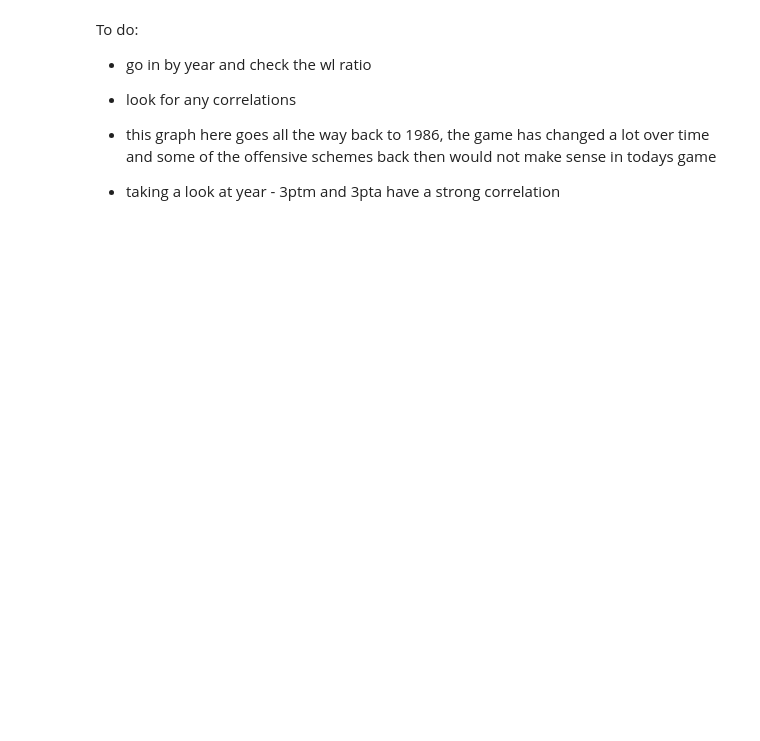
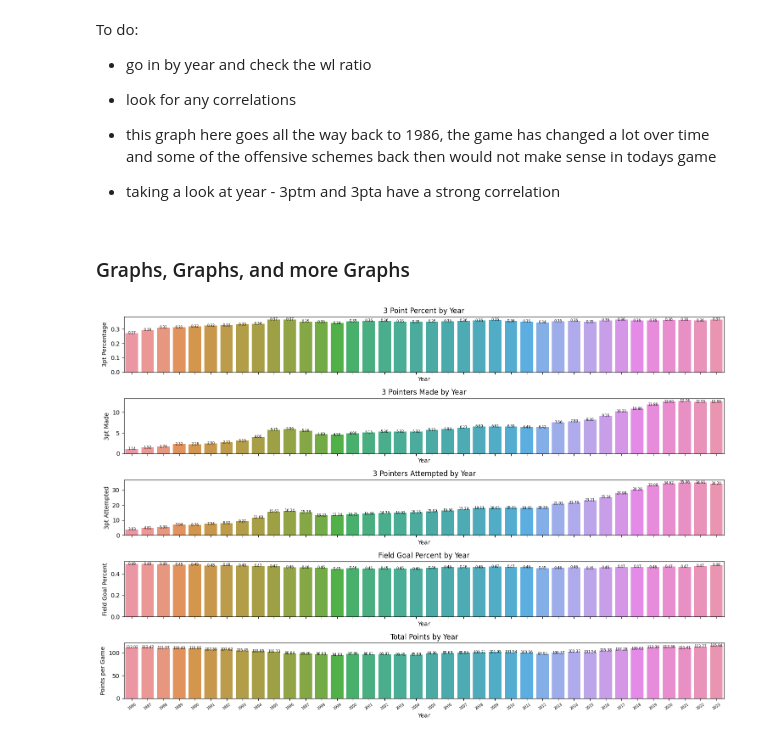
Before and after one commit to chrishunt11/Basketball-Analytics, a Jupyter notebook: Project_2.ipynb, the cells around one changed output. Drawn from its saved outputs; the diff is of its cells as text; code cells hidden in the pictures; blank space fills up the shorter version.

```diff
--- a/Project_2.ipynb
+++ b/Project_2.ipynb
@@ -988,3 +694,72 @@ To do:
 - this graph here goes all the way back to 1986, the game has changed a lot over time and some of the offensive schemes back then would not make sense in todays game
 
 - taking a look at year - 3ptm and 3pta have a strong correlation
+# %% [markdown]
+### Graphs, Graphs, and more Graphs
+# %%
+import matplotlib.pyplot as plt
+import seaborn as sns
+tot_pts = df.groupby('year')['pts_home'].mean().sort_values(ascending=False).reset_index()
+year_3pta = df.groupby('year')['fg3a_home'].mean().sort_values(ascending=False).reset_index()
+year_3ptm = df.groupby('year')['fg3m_home'].mean().sort_values(ascending=False).reset_index()
+year_3pt_percent = df.groupby('year')['fg3_pct_home'].mean().round(3).sort_values(ascending=False).reset_index()
+year_fg_pct = df.groupby('year')['fg_pct_home'].mean().sort_values(ascending=False).reset_index()
+
+# creating 3 rows of plots
+fig, axes = plt.subplots(nrows=5, figsize=(15, 10), sharex=True)
+
+# creating a function to display values on top of the bars
+def show_values_on_bars(ax):
+    for i in ax.patches:
+        height = i.get_height()
+        ax.text(i.get_x() + i.get_width() / 2., height, f'{height:.2f}', ha='center', va='center', fontsize=6)
+
+# 3 point percent barplot
+sns.barplot(data=year_3pt_percent, x='year', y='fg3_pct_home', ax=axes[0])
+show_values_on_bars(axes[0])
+
+axes[0].set_title('3 Point Percent by Year')
+axes[0].set_xlabel('Year')
+axes[0].set_ylabel('3pt Percentage')
+
+
+# 3 pointers made barplot
+sns.barplot(data=year_3ptm, x='year', y='fg3m_home', ax=axes[1])
+show_values_on_bars(axes[1])
+
+axes[1].set_title('3 Pointers Made by Year')
+axes[1].set_xlabel('Year')
+axes[1].set_ylabel('3pt Made')
+
+
+# 3 pointers attempted barplot
+sns.barplot(data=year_3pta, x='year', y='fg3a_home', ax=axes[2])
+show_values_on_bars(axes[2])
+
+axes[2].set_title('3 Pointers Attempted by Year')
+axes[2].set_xlabel('Year')
+axes[2].set_ylabel('3pt Attempted')
+
+
+# field goal attempts per year barplot
+sns.barplot(data=year_fg_pct, x='year', y='fg_pct_home', ax=axes[3])
+show_values_on_bars(axes[3])
+
+axes[3].set_title('Field Goal Percent by Year')
+axes[3].set_xlabel('Year')
+axes[3].set_ylabel('Field Goal Percent')
+
+
+# total points per year barplot
+sns.barplot(data=tot_pts, x='year', y='pts_home', ax=axes[4])
+show_values_on_bars(axes[4])
+
+axes[4].set_title('Total Points by Year')
+axes[4].set_xlabel('Year')
+axes[4].set_ylabel('Points per Game')
+
+axes[4].tick_params(axis='x', labelsize=6, rotation=33)
+
+fig.tight_layout();
+# %% [output]
+[figure, added]
```
Also changed, not shown: parts of 86 cells of this notebook.
